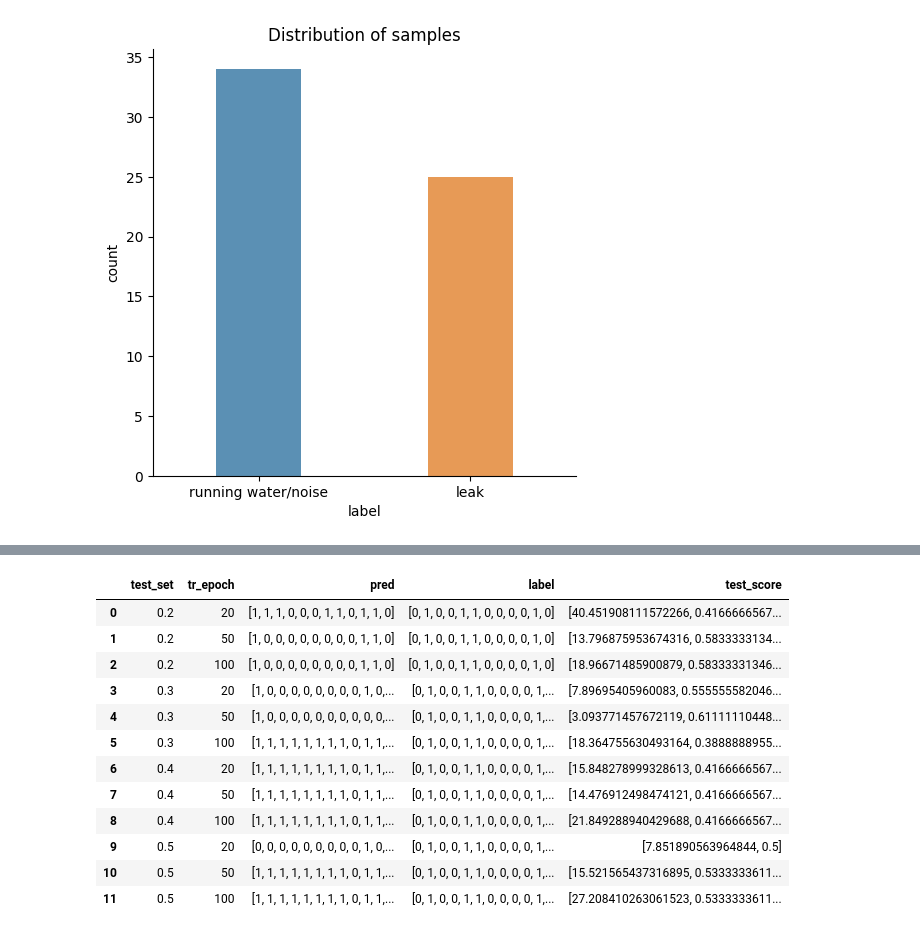
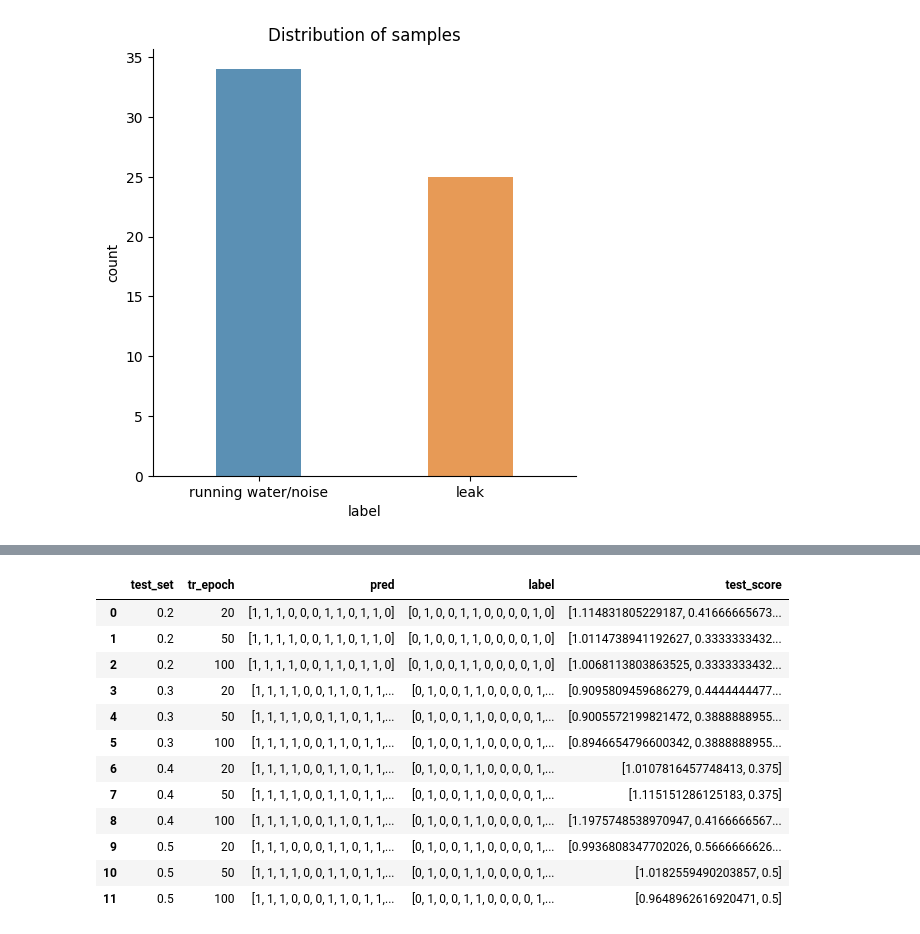
Before and after one commit to sridevinarayan/git-github.com-sridevinarayan-WLDS2, a Jupyter notebook: train_fit_predict.ipynb, the cells around one changed output, grey strips where cells are left out. Saved outputs shown, nothing was run; the diff lists cells and outputs as text; code cells hidden in the pictures.

```diff
--- a/train_fit_predict.ipynb
+++ b/train_fit_predict.ipynb
@@ -55,3 +39,14 @@ plt.show()
 ####
 # %% [output]
 [figure]
+# %%
+#normalize feature data - should we use it?
+
+from sklearn import preprocessing
+normalised = True
+ind_columns = ['spectral_centroid', 'spectral_bandwidth',
+               'spectral_rolloff', 'onset_strength',
+               'mfcc', 'zero_crossing_rate', 'percussion']
+feature_arr = np.array(dataset_df[ind_columns])
+norm_feat_arr = preprocessing.normalize(feature_arr)
+print(norm_feat_arr)
@@ -58,5 +71,5 @@ plt.show()
 # %%
-#convert the data to appropriate axes
+#convert the data to appropriate axes, use either normalised or un-normalised data
 
 from keras.utils import to_categorical
 from sklearn.preprocessing import LabelEncoder
@@ -66,17 +79,20 @@ ind_columns = ['spectral_centroid', 'spectral_bandwidth',
                'spectral_rolloff', 'onset_strength',
                'mfcc', 'zero_crossing_rate', 'percussion']
 
-X = np.array(dataset_df[ind_columns])
 y = np.array(dataset_df['label']).tolist()
-
 #print(y)
-
 le = LabelEncoder()
 #- labels into class
-#y = le.fit_transform(y)
 y = to_categorical(le.fit_transform(y))
-#print(y)
-#print(y_cat)
+
+if normalised:
+    #for normalised
+    X = norm_feat_arr
+    out_file_path = '/Users/ns/development/iisc/WLDS2/normal_out/'
+else:
+    #for un_normalised
+    X = np.array(dataset_df[ind_columns])
+    out_file_path = '/Users/ns/development/iisc/WLDS2/un_normal_out/'
 # %%
 import tensorflow as tf
 # print(tf.__version__)
@@ -125,13 +141,15 @@ def plot_data(split, e, his, train_score, test_score):
     los.set_title("Loss")
     test_avg_loss = 'avg acc {los}'.format(los=round(test_score[0],4))
 
-
+    if normalised:
+        acc.set_yticks(np.linspace(0, 1, 10))
+        los.set_yticks(np.linspace(0, 1.4, 14))
     plt.legend(bbox_to_anchor=(1, 1), loc="upper left", fontsize=10)
     figure.suptitle('Test split = {split}, #Epochs = {e}'.format(
         split=split, e=e), fontsize=20, fontweight='bold')
     figure.subplots_adjust(top=.8)
 
-    plt.savefig('/Users/ns/development/iisc/WLDS2/data/out/plot_{split}_{e}.png'.format(
+    plt.savefig(out_file_path + 'plot_{split}_{e}.png'.format(
         split=split, e=e), bbox_inches='tight')
 
     plt.show()
@@ -204,34 +222,34 @@ for test_set in split_set:
 # %%
 #print("Convert to df and save")
 
 saved_columns = ['test split', 'train samples', 'test samples','epochs',
         'train_loss', 'train_accuracy', 'val_loss', 'val_accuracy']
 
 # all data used for the plots to be saved to plots_1.csv
 results_df = pd.DataFrame(saved_results, columns=saved_columns)
-#print(results_df)
+results_df
 
-out_file_path = '/Users/ns/development/iisc/WLDS2/data/out/'
+#out_file_path = '/Users/ns/development/iisc/WLDS2/normal_out/'
 results_df.to_csv(out_file_path + 'plots_1.csv', index=False)
 
 #metrics and prediction to be saved in metrics_1.csv
 metrics_cols = ['test_set', 'tr_epoch', 'pred', 'label', 'test_score']
 metrics_df = pd.DataFrame(saved_metrics, columns=metrics_cols)
 metrics_df.to_csv(out_file_path + 'metrics_1.csv', index=False)
 metrics_df
 
 ####End of training. result and metrics file is saved.
 # %% [output]
 |  | test_set | tr_epoch | pred | label | test_score |
-| 0 | 0.2 | 20 | [1, 1, 1, 0, 0, 0, 1, 1, 0, 1, 1, 0] | [0, 1, 0, 0, 1, 1, 0, 0, 0, 0, 1, 0] | [40.451908111572266, 0.4166666567... |
-| 1 | 0.2 | 50 | [1, 0, 0, 0, 0, 0, 0, 0, 0, 1, 1, 0] | [0, 1, 0, 0, 1, 1, 0, 0, 0, 0, 1, 0] | [13.796875953674316, 0.5833333134... |
-| 2 | 0.2 | 100 | [1, 0, 0, 0, 0, 0, 0, 0, 0, 1, 1, 0] | [0, 1, 0, 0, 1, 1, 0, 0, 0, 0, 1, 0] | [18.96671485900879, 0.58333331346... |
-| 3 | 0.3 | 20 | [1, 0, 0, 0, 0, 0, 0, 0, 0, 1, 0,... | [0, 1, 0, 0, 1, 1, 0, 0, 0, 0, 1,... | [7.89695405960083, 0.555555582046... |
-| 4 | 0.3 | 50 | [1, 0, 0, 0, 0, 0, 0, 0, 0, 0, 0,... | [0, 1, 0, 0, 1, 1, 0, 0, 0, 0, 1,... | [3.093771457672119, 0.61111110448... |
-| 5 | 0.3 | 100 | [1, 1, 1, 1, 1, 1, 1, 1, 0, 1, 1,... | [0, 1, 0, 0, 1, 1, 0, 0, 0, 0, 1,... | [18.364755630493164, 0.3888888955... |
-| 6 | 0.4 | 20 | [1, 1, 1, 1, 1, 1, 1, 1, 0, 1, 1,... | [0, 1, 0, 0, 1, 1, 0, 0, 0, 0, 1,... | [15.848278999328613, 0.4166666567... |
-| 7 | 0.4 | 50 | [1, 1, 1, 1, 1, 1, 1, 1, 0, 1, 1,... | [0, 1, 0, 0, 1, 1, 0, 0, 0, 0, 1,... | [14.476912498474121, 0.4166666567... |
-| 8 | 0.4 | 100 | [1, 1, 1, 1, 1, 1, 1, 1, 0, 1, 1,... | [0, 1, 0, 0, 1, 1, 0, 0, 0, 0, 1,... | [21.849288940429688, 0.4166666567... |
-| 9 | 0.5 | 20 | [0, 0, 0, 0, 0, 0, 0, 0, 0, 1, 0,... | [0, 1, 0, 0, 1, 1, 0, 0, 0, 0, 1,... | [7.851890563964844, 0.5] |
-| 10 | 0.5 | 50 | [1, 1, 1, 1, 1, 1, 1, 1, 0, 1, 1,... | [0, 1, 0, 0, 1, 1, 0, 0, 0, 0, 1,... | [15.521565437316895, 0.5333333611... |
-| 11 | 0.5 | 100 | [1, 1, 1, 1, 1, 1, 1, 1, 0, 1, 1,... | [0, 1, 0, 0, 1, 1, 0, 0, 0, 0, 1,... | [27.208410263061523, 0.5333333611... |
+| 0 | 0.2 | 20 | [1, 1, 1, 0, 0, 0, 1, 1, 0, 1, 1, 0] | [0, 1, 0, 0, 1, 1, 0, 0, 0, 0, 1, 0] | [1.114831805229187, 0.41666665673... |
+| 1 | 0.2 | 50 | [1, 1, 1, 1, 0, 0, 1, 1, 0, 1, 1, 0] | [0, 1, 0, 0, 1, 1, 0, 0, 0, 0, 1, 0] | [1.0114738941192627, 0.3333333432... |
+| 2 | 0.2 | 100 | [1, 1, 1, 1, 0, 0, 1, 1, 0, 1, 1, 0] | [0, 1, 0, 0, 1, 1, 0, 0, 0, 0, 1, 0] | [1.0068113803863525, 0.3333333432... |
+| 3 | 0.3 | 20 | [1, 1, 1, 1, 0, 0, 1, 1, 0, 1, 1,... | [0, 1, 0, 0, 1, 1, 0, 0, 0, 0, 1,... | [0.9095809459686279, 0.4444444477... |
+| 4 | 0.3 | 50 | [1, 1, 1, 1, 0, 0, 1, 1, 0, 1, 1,... | [0, 1, 0, 0, 1, 1, 0, 0, 0, 0, 1,... | [0.9005572199821472, 0.3888888955... |
+| 5 | 0.3 | 100 | [1, 1, 1, 1, 0, 0, 1, 1, 0, 1, 1,... | [0, 1, 0, 0, 1, 1, 0, 0, 0, 0, 1,... | [0.8946654796600342, 0.3888888955... |
+| 6 | 0.4 | 20 | [1, 1, 1, 1, 0, 0, 1, 1, 0, 1, 1,... | [0, 1, 0, 0, 1, 1, 0, 0, 0, 0, 1,... | [1.0107816457748413, 0.375] |
+| 7 | 0.4 | 50 | [1, 1, 1, 1, 0, 0, 1, 1, 0, 1, 1,... | [0, 1, 0, 0, 1, 1, 0, 0, 0, 0, 1,... | [1.115151286125183, 0.375] |
+| 8 | 0.4 | 100 | [1, 1, 1, 1, 0, 0, 1, 1, 0, 1, 1,... | [0, 1, 0, 0, 1, 1, 0, 0, 0, 0, 1,... | [1.1975748538970947, 0.4166666567... |
+| 9 | 0.5 | 20 | [1, 1, 1, 0, 0, 0, 1, 1, 0, 1, 1,... | [0, 1, 0, 0, 1, 1, 0, 0, 0, 0, 1,... | [0.9936808347702026, 0.5666666626... |
+| 10 | 0.5 | 50 | [1, 1, 1, 1, 0, 0, 1, 1, 0, 1, 1,... | [0, 1, 0, 0, 1, 1, 0, 0, 0, 0, 1,... | [1.0182559490203857, 0.5] |
+| 11 | 0.5 | 100 | [1, 1, 1, 0, 0, 0, 1, 1, 0, 1, 1,... | [0, 1, 0, 0, 1, 1, 0, 0, 0, 0, 1,... | [0.9648962616920471, 0.5] |
```
Also changed, not shown: parts of 4 cells of this notebook, 29 other files.
